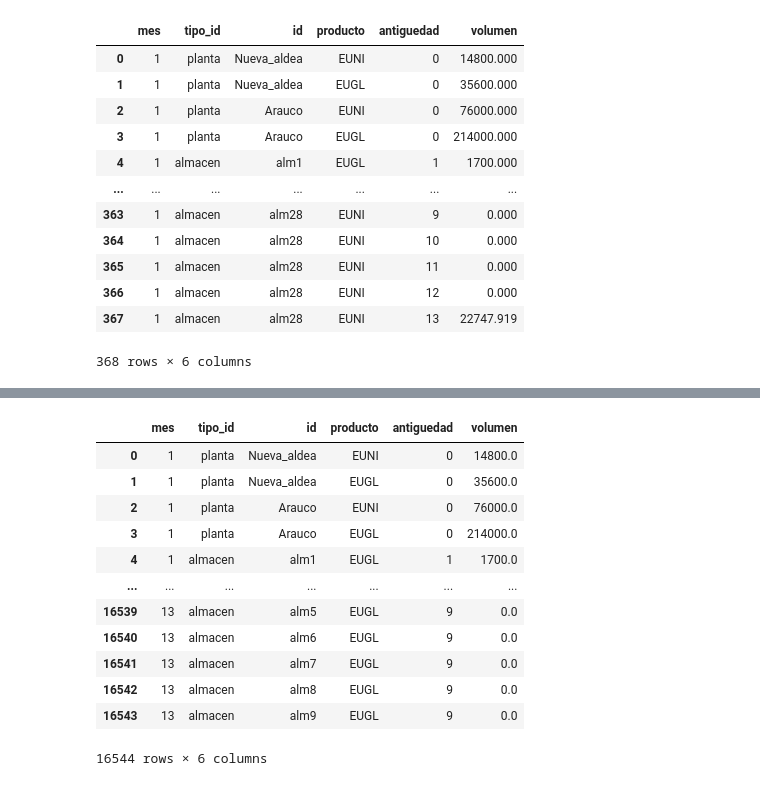
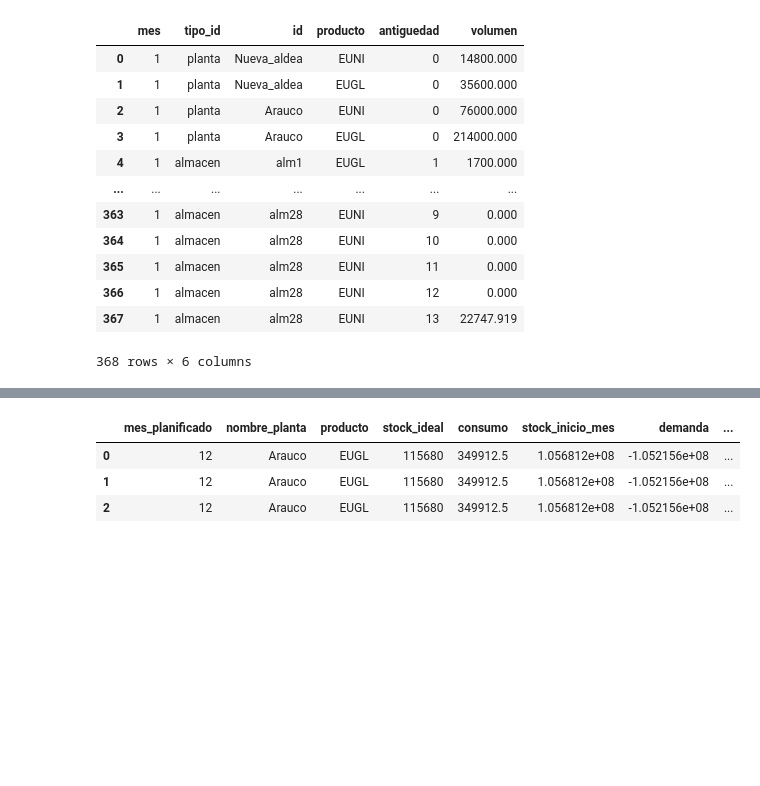
Before and after one commit to ptoledor/heu_opticliente, a Jupyter notebook: 01_notebooks/algo.ipynb, the cells around one changed output, grey strips where cells are left out. Cells and saved outputs as stored; diff of their text form; code cells hidden in the pictures; blank space fills up the shorter version.

```diff
--- a/01_notebooks/algo.ipynb
+++ b/01_notebooks/algo.ipynb
@@ -598,17 +627 @@ Inicio ciclo: rango 7-13, demanda faltante 259798.4601626016
 Creacion de matriz de balance
-# %%
-tabla_stock
-# %% [output]
-|  | mes | tipo_id | id | producto | antiguedad | volumen |
-| 0 | 1 | planta | Nueva_aldea | EUNI | 0 | 14800.0 |
-| 1 | 1 | planta | Nueva_aldea | EUGL | 0 | 35600.0 |
-| 2 | 1 | planta | Arauco | EUNI | 0 | 76000.0 |
-| 3 | 1 | planta | Arauco | EUGL | 0 | 214000.0 |
-| 4 | 1 | almacen | alm1 | EUGL | 1 | 1700.0 |
-| ... | ... | ... | ... | ... | ... | ... |
-| 16539 | 13 | almacen | alm5 | EUGL | 9 | 0.0 |
-| 16540 | 13 | almacen | alm6 | EUGL | 9 | 0.0 |
-| 16541 | 13 | almacen | alm7 | EUGL | 9 | 0.0 |
-| 16542 | 13 | almacen | alm8 | EUGL | 9 | 0.0 |
-| 16543 | 13 | almacen | alm9 | EUGL | 9 | 0.0 |
-16544 rows × 6 columns
@@ -617,0 +635,7 @@ balance_producto.to_excel('hola3.xlsx', index=False)
+# %%
+dpla
+# %% [output]
+|  | mes_planificado | nombre_planta | producto | stock_ideal | consumo | stock_inicio_mes | demanda | ... |
+| 0 | 12 | Arauco | EUGL | 115680 | 349912.5 | 1.056812e+08 | -1.052156e+08 | ... |
+| 1 | 12 | Arauco | EUGL | 115680 | 349912.5 | 1.056812e+08 | -1.052156e+08 | ... |
+| 2 | 12 | Arauco | EUGL | 115680 | 349912.5 | 1.056812e+08 | -1.052156e+08 | ... |
```
Also changed, not shown: parts of 4 cells of this notebook, 3 other files.
